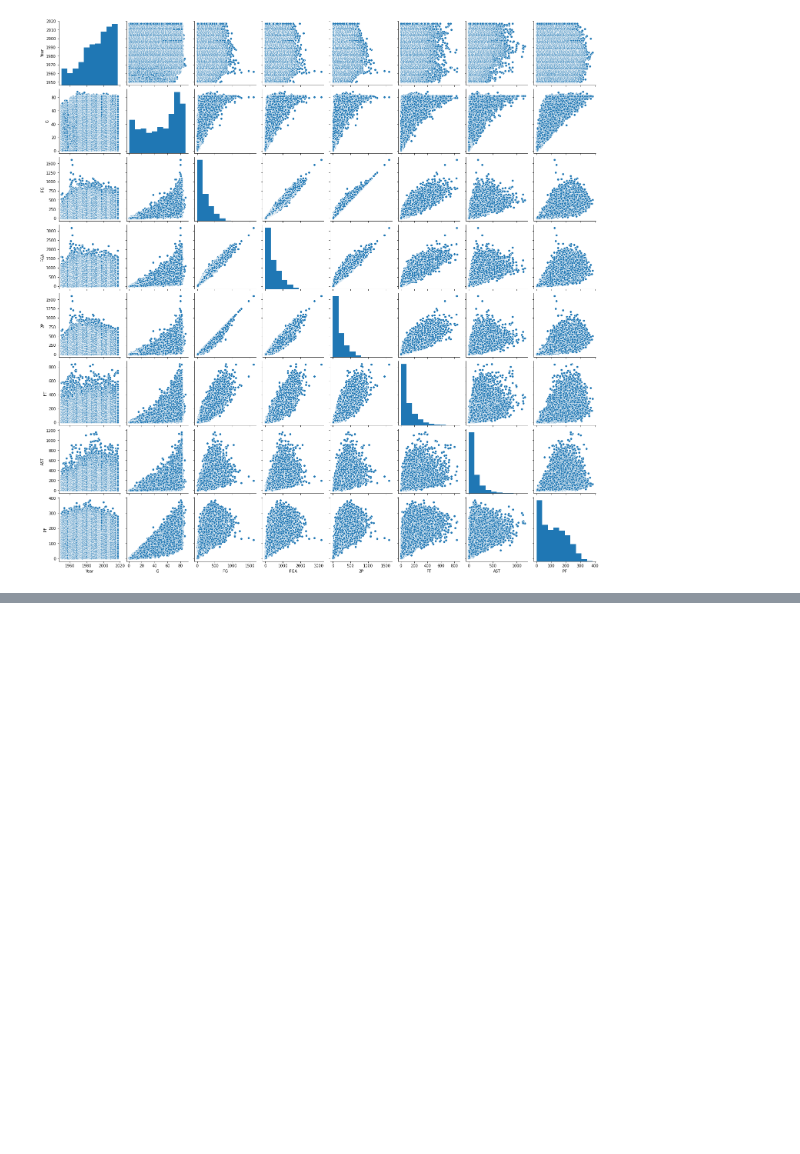
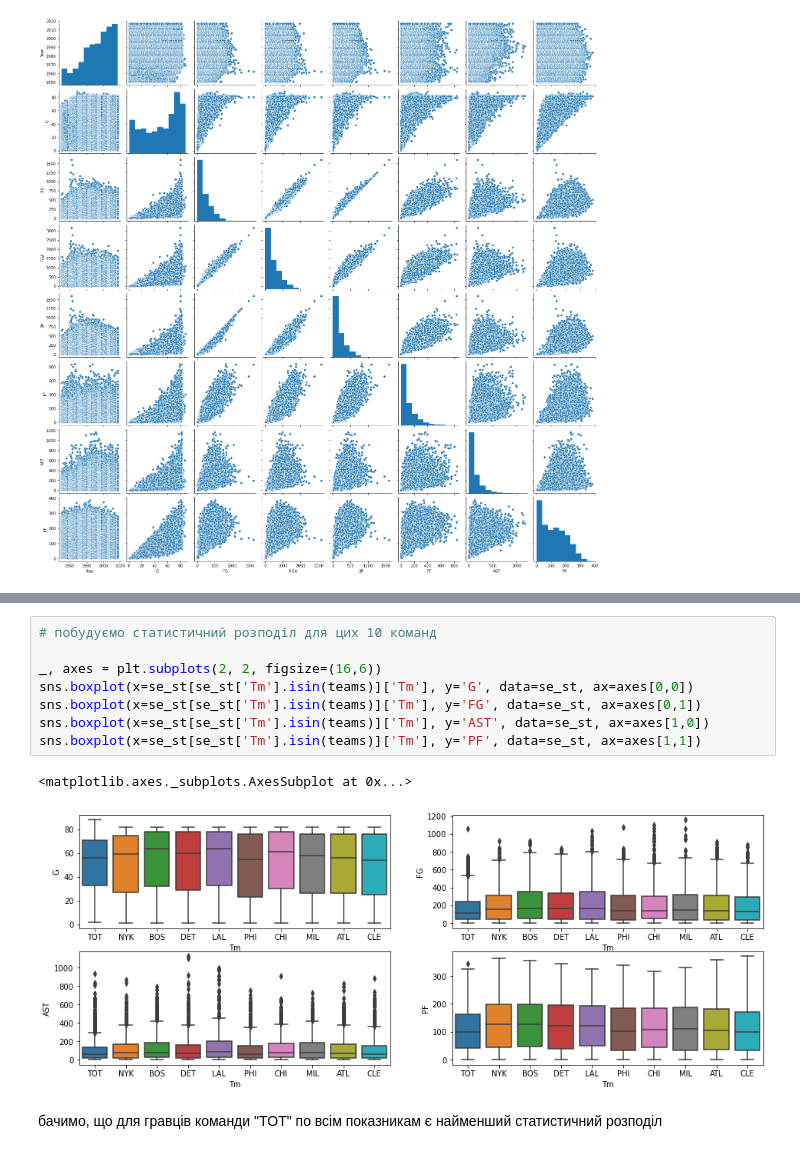
Before and after one commit to simon-torm/geekhub-ds-2020, a Jupyter notebook: HW4. Data visualization/seasons_stats.ipynb, the cells around one changed output, grey strips where cells are left out. Drawn from its saved outputs; the diff is of its cells as text; blank space fills up the shorter version.

```diff
--- a/HW4. Data visualization/seasons_stats.ipynb
+++ b/HW4. Data visualization/seasons_stats.ipynb
@@ -100,0 +116,13 @@ sns.pairplot(se_st)
+# %%
+# побудуємо статистичний розподіл для цих 10 команд
+
+_, axes = plt.subplots(2, 2, figsize=(16,6))
+sns.boxplot(x=se_st[se_st['Tm'].isin(teams)]['Tm'], y='G', data=se_st, ax=axes[0,0])
+sns.boxplot(x=se_st[se_st['Tm'].isin(teams)]['Tm'], y='FG', data=se_st, ax=axes[0,1])
+sns.boxplot(x=se_st[se_st['Tm'].isin(teams)]['Tm'], y='AST', data=se_st, ax=axes[1,0])
+sns.boxplot(x=se_st[se_st['Tm'].isin(teams)]['Tm'], y='PF', data=se_st, ax=axes[1,1])
+# %% [output]
+<matplotlib.axes._subplots.AxesSubplot at 0x...>
+[figure, added]
+# %% [markdown]
+бачимо, що для гравців команди "TOT" по всім показникам є найменший статистичний розподіл
```
Also changed, not shown: parts of 2 cells of this notebook.
